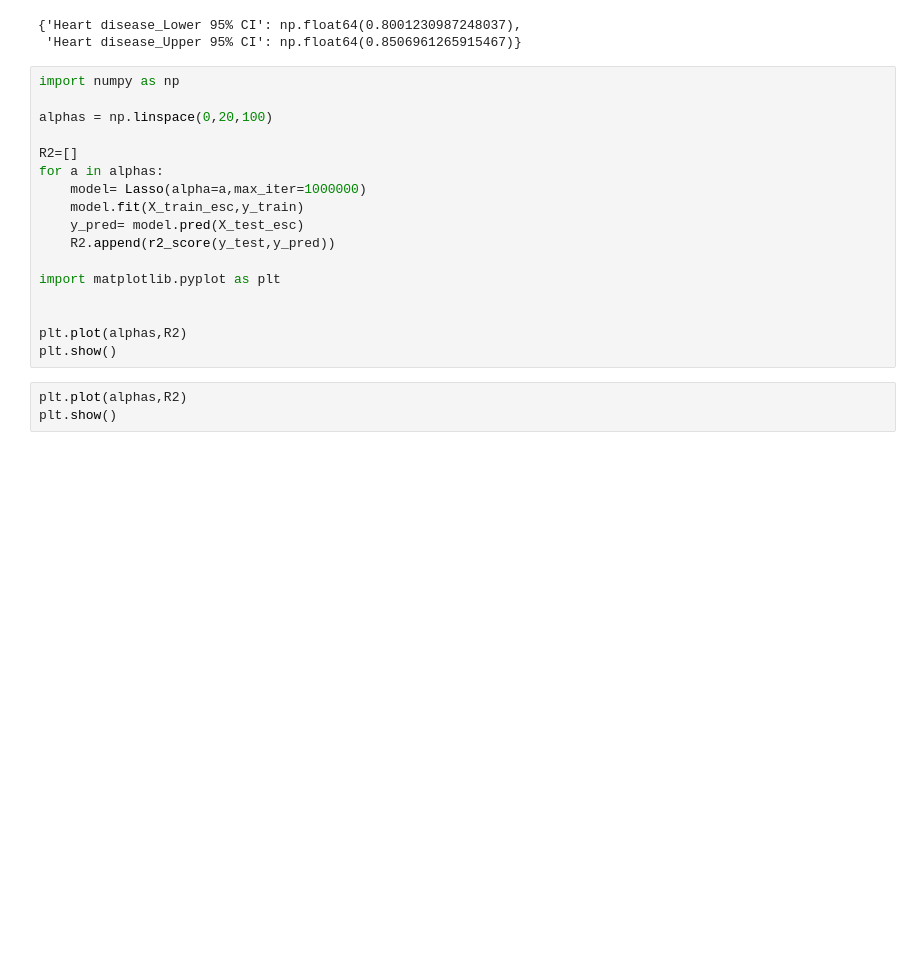
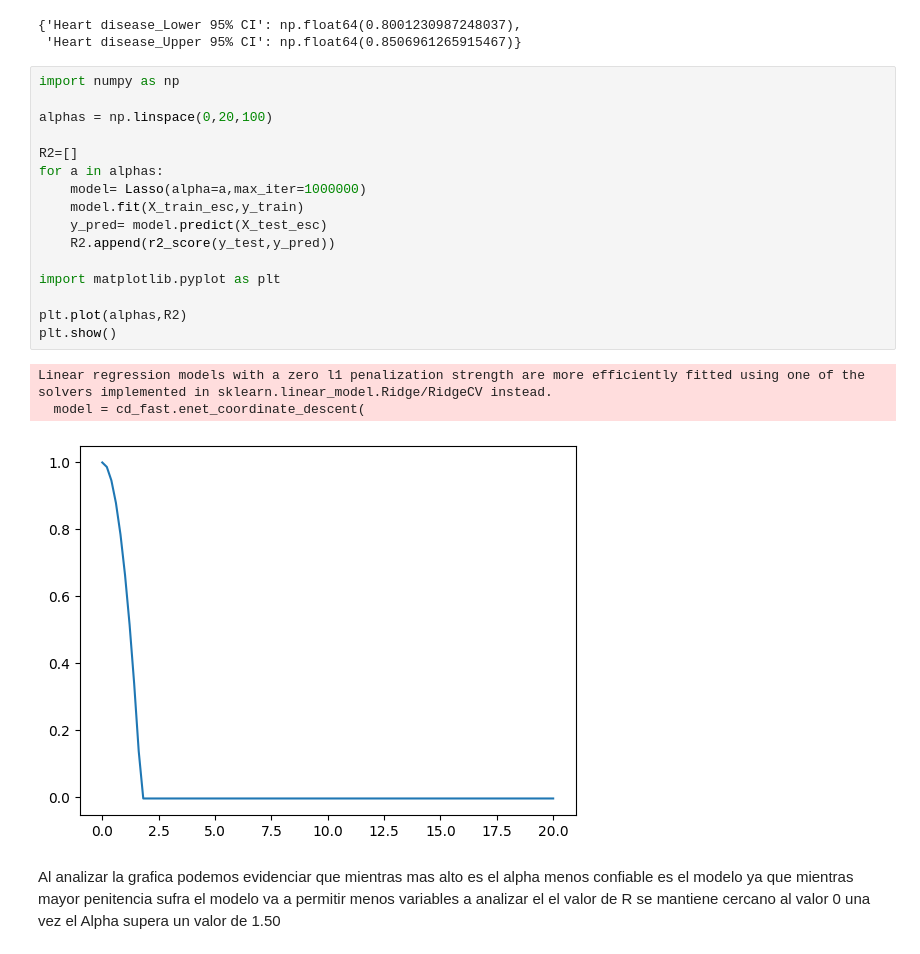
Before and after one commit to 4GeeksAcademy/Fran_Linear_Regre_Regu, a Jupyter notebook: src/explore.ipynb, the cells around one changed output. Saved outputs shown, nothing was run; the diff lists cells and outputs as text; blank space fills up the shorter version.

```diff
--- a/src/explore.ipynb
+++ b/src/explore.ipynb
@@ -195,20 +195,22 @@ resultados
 # %%
 import numpy as np
 
 alphas = np.linspace(0,20,100)
 
 R2=[]
 for a in alphas:
     model= Lasso(alpha=a,max_iter=1000000)
     model.fit(X_train_esc,y_train)
-    y_pred= model.pred(X_test_esc)
+    y_pred= model.predict(X_test_esc)
     R2.append(r2_score(y_test,y_pred))
 
 import matplotlib.pyplot as plt
 
-
 plt.plot(alphas,R2)
 plt.show()
+# %% [output]
+Linear regression models with a zero l1 penalization strength are more efficiently fitted using one of the solvers implemented in sklearn.linear_model.Ridge/RidgeCV instead.
+  model = cd_fast.enet_coordinate_descent(
+[figure, added]
-# %%
-plt.plot(alphas,R2)
-plt.show()
+# %% [markdown]
+Al analizar la grafica podemos evidenciar que mientras mas alto es el alpha menos confiable es el modelo ya que mientras mayor penitencia sufra el modelo va a permitir menos variables a analizar el el valor de R se mantiene cercano al valor 0 una vez el Alpha supera un valor de 1.50
```
